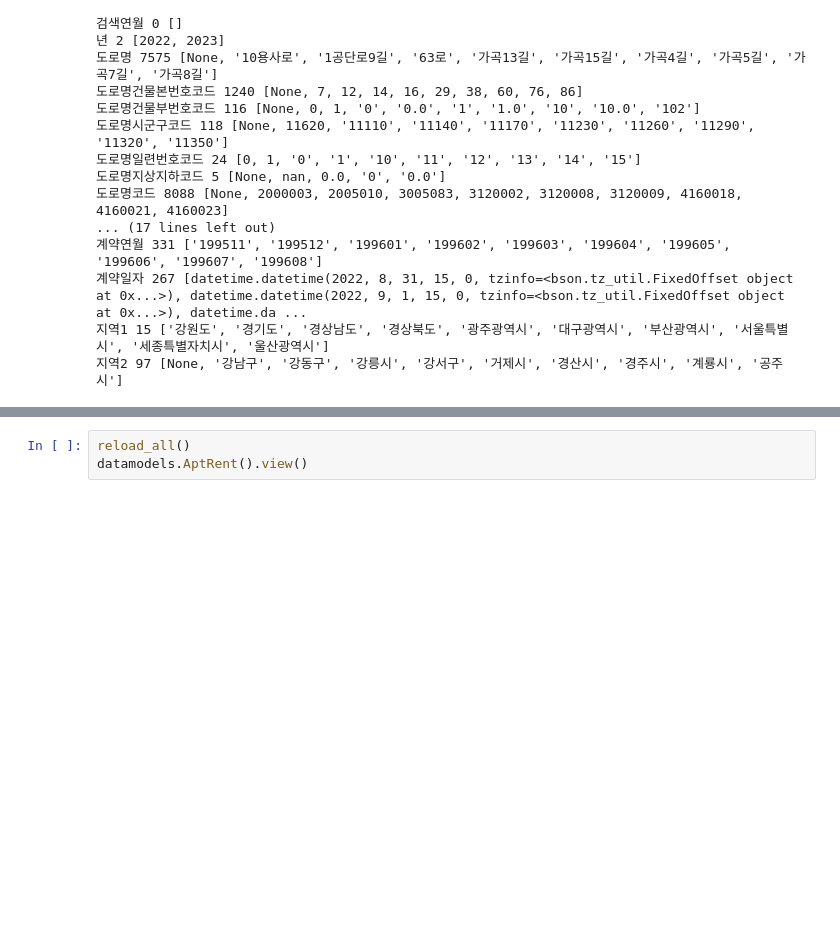
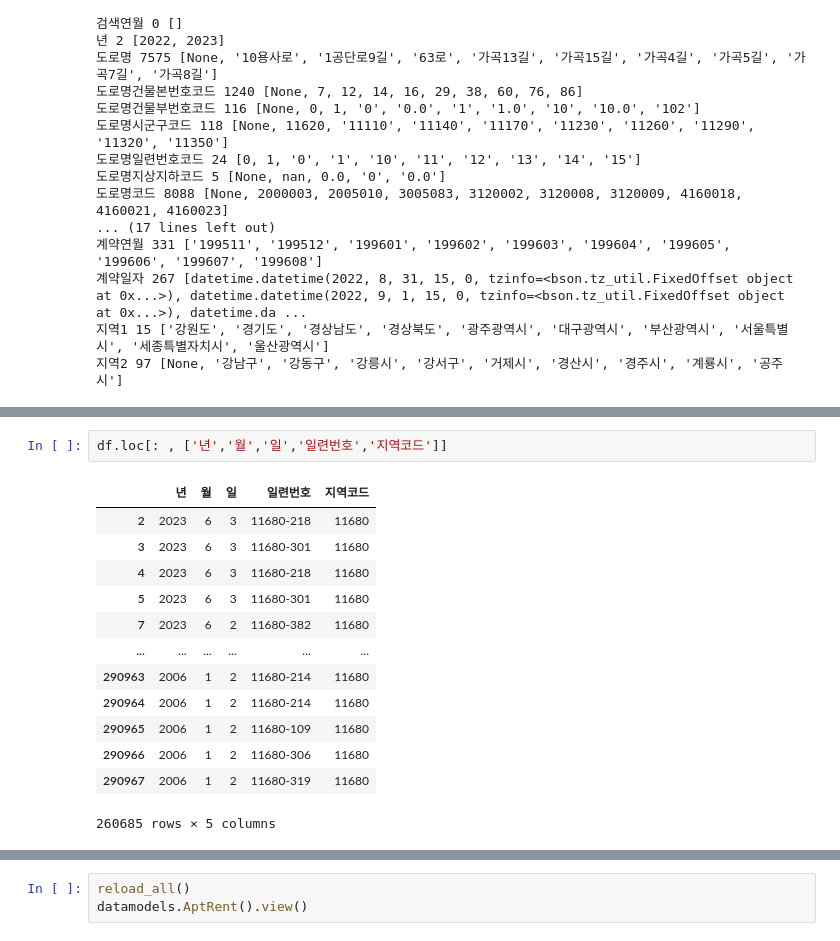
Before and after one commit to innovata/GovDataScience, a Jupyter notebook: jupyter/DataView.ipynb, the cells around one changed output, grey strips where cells are left out. Cells and saved outputs as stored; diff of their text form; blank space fills up the shorter version.

```diff
--- a/jupyter/DataView.ipynb
+++ b/jupyter/DataView.ipynb
@@ -133,3 +188,19 @@ datamodels.AptTradeRealContract().inspect()
+# %%
+df.loc[: , ['년','월','일','일련번호','지역코드']]
+# %% [output]
+|  | 년 | 월 | 일 | 일련번호 | 지역코드 |
+| 2 | 2023 | 6 | 3 | 11680-218 | 11680 |
+| 3 | 2023 | 6 | 3 | 11680-301 | 11680 |
+| 4 | 2023 | 6 | 3 | 11680-218 | 11680 |
+| 5 | 2023 | 6 | 3 | 11680-301 | 11680 |
+| 7 | 2023 | 6 | 2 | 11680-382 | 11680 |
+| ... | ... | ... | ... | ... | ... |
+| 290963 | 2006 | 1 | 2 | 11680-214 | 11680 |
+| 290964 | 2006 | 1 | 2 | 11680-214 | 11680 |
+| 290965 | 2006 | 1 | 2 | 11680-109 | 11680 |
+| 290966 | 2006 | 1 | 2 | 11680-306 | 11680 |
+| 290967 | 2006 | 1 | 2 | 11680-319 | 11680 |
+260685 rows × 5 columns
 # %%
 reload_all()
 datamodels.AptTradeRealContract().view()
```
Also changed, not shown: parts of 5 cells of this notebook, 2 other files.
